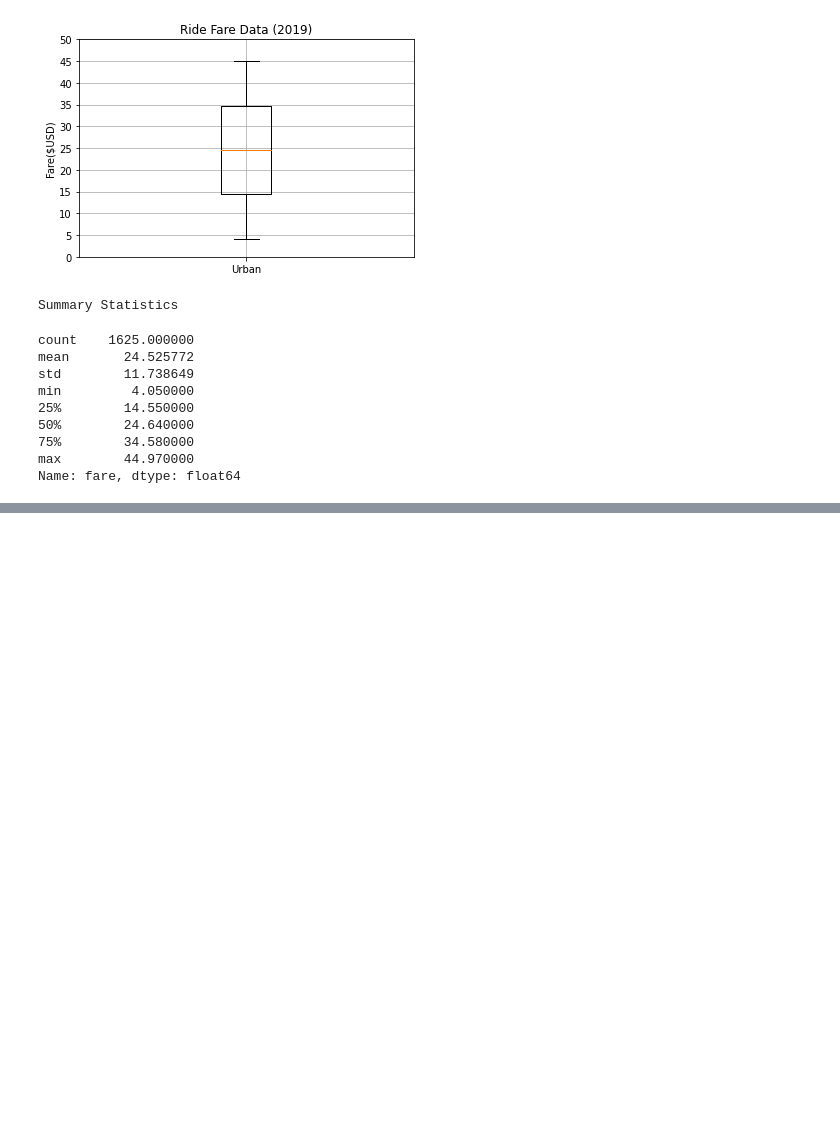
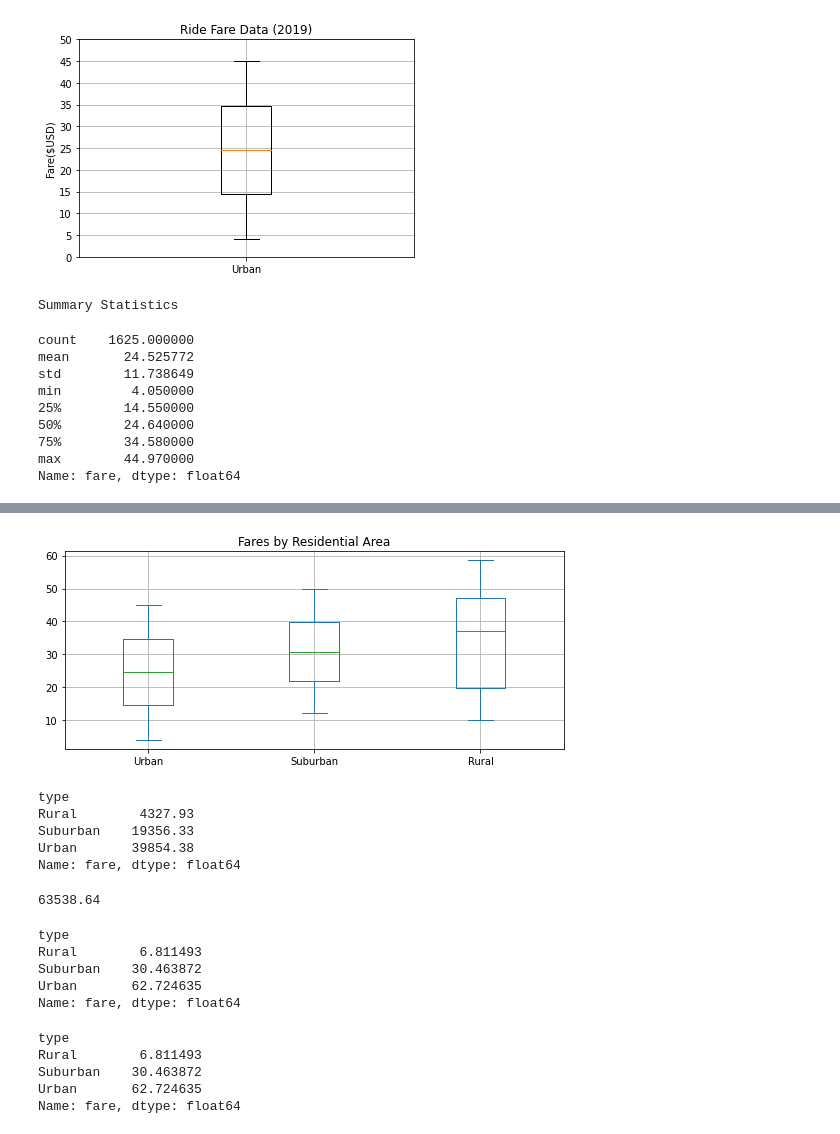
Before and after one commit to nguyenauloi/PyBer_Analysis, a Jupyter notebook: PyBer.ipynb, the cells around one changed output, grey strips where cells are left out. Saved outputs shown, nothing was run; the diff lists cells and outputs as text; code cells hidden in the pictures; blank space fills up the shorter version.

```diff
--- a/PyBer.ipynb
+++ b/PyBer.ipynb
@@ -818,3 +834,54 @@ max        73.000000
 Name: driver_count, dtype: float64
 # %%
 #all three cities
+
+#set figure size
+plt.rcParams["figure.figsize"] = [7.50, 3.50]
+plt.rcParams["figure.autolayout"] = True
+
+#pandas dataframe
+data1 = pd.DataFrame({"Urban": urban_drivers, "Suburban": suburban_drivers, "Rural": rural_drivers})
+
+#plot
+ax1 = data[['Urban', 'Suburban', 'Rural']].plot(kind='box', title='Fares by Residential Area', grid=True)
+
+#display
+plt.show()
+# %% [output]
+[figure, added]
+# %%
+# Get the sum of the fares for each city type.
+sum_fares_by_type = pyber_data_df.groupby(["type"]).sum()["fare"]
+sum_fares_by_type
+# %% [output]
+type
+Rural        4327.93
+Suburban    19356.33
+Urban       39854.38
+Name: fare, dtype: float64
+# %%
+# Get the sum of all the fares.
+total_fares = pyber_data_df["fare"].sum()
+total_fares
+# %% [output]
+63538.64
+# %%
+# Calculate the percentage of fare for each city type.
+type_percents = 100 * sum_fares_by_type / total_fares
+type_percents
+# %% [output]
+type
+Rural        6.811493
+Suburban    30.463872
+Urban       62.724635
+Name: fare, dtype: float64
+# %%
+# Calculate the percentage of fare for each city type.
+type_percents = 100 * pyber_data_df.groupby(["type"]).sum()["fare"] / pyber_data_df["fare"].sum()
+type_percents
+# %% [output]
+type
+Rural        6.811493
+Suburban    30.463872
+Urban       62.724635
+Name: fare, dtype: float64
```
Also changed, not shown: parts of 7 cells of this notebook, 1 other file.
